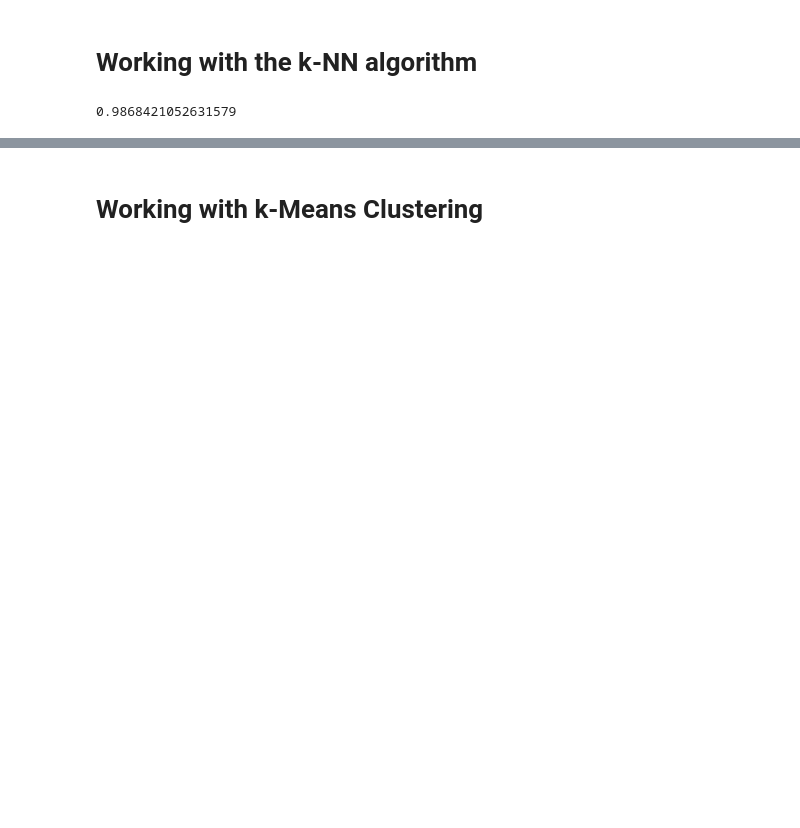
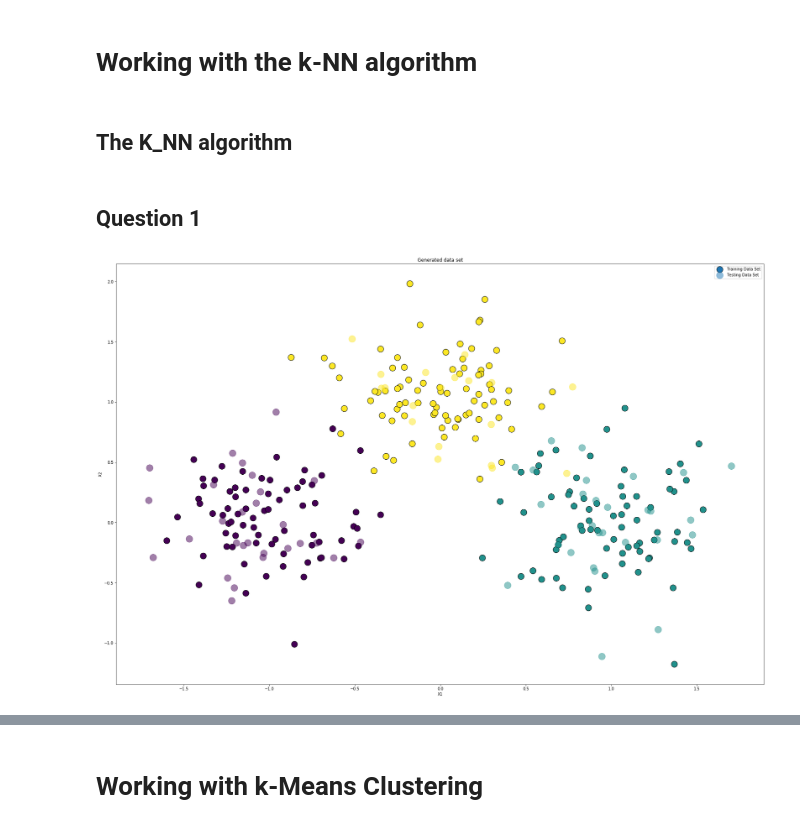
Before and after one commit to Panongbene/masster2IPP, a Jupyter notebook: TP_k_Nearest_Neighbors_Bounhar_Sawadogo_Yeh.ipynb, the cells around one changed output, grey strips where cells are left out. Drawn from its saved outputs; the diff is of its cells as text; code cells hidden in the pictures; blank space fills up the shorter version.

```diff
--- a/TP_k_Nearest_Neighbors_Bounhar_Sawadogo_Yeh.ipynb
+++ b/TP_k_Nearest_Neighbors_Bounhar_Sawadogo_Yeh.ipynb
@@ -127,5 +117,7 @@ np.linalg.norm(A-B)
 # %% [markdown]
 # Working with the k-NN algorithm
+# %% [markdown]
+## The K_NN algorithm
 # %%
 def K_NN_predict(X, Y, x_will_predict, k):
     """This function """
@@ -155,4 +147,43 @@ def K_NN_predict(X, Y, x_will_predict, k):
     get_the_label =  sorted(get_the_label.items(), key=lambda t: t[1])[0:k]
 
     return label_list[len(get_the_label)-1]
+# %% [markdown]
+## Question 1
+# %%
+#size per label
+N = 100
+
+# Gaussian mean for distribution label 0
+mu_label_0 = np.array([-1,0])
+
+# Gaussian mean for distribution label 1
+mu_label_1 = np.array([1,0])
+
+# Gaussian mean for distribution label 2
+mu_label_2 = np.array([0,1])
+
+# standar deviation for Gaussian Distribution
+sigma_ = 0.10
+matrix_cov =sigma_* np.array([[1, 0],[0, 1]])
+
+#different k_value
+K_value = [1, 2, 5, 10]
+
+# Generation of the data
+X,Y = generate_data(N, mu_label_0, mu_label_1, mu_label_2, matrix_cov)
+
+# split data
+X_train, X_test, Y_train, Y_test = split_data(X, Y, 0.75)
+# %%
+# show the dataset graph
+plt.figure(figsize=(30,20))
+plt.scatter(X_train[:,0], X_train[:,1], s=250, c=Y_train, alpha=1, edgecolors='black', label='Training Data Set')
+plt.scatter(X_test[:,0], X_test[:,1], s=300, c=Y_test, alpha=0.5, label='Testing Data Set')
+plt.title("Generated data set")
+plt.xlabel('X1')
+plt.ylabel('X2')
+plt.legend()
+plt.show()
+# %% [output]
+[figure, added]
 # %%
@@ -163,4 +201,0 @@ for i in X_test:
-# %%
-accuracy_score(np.array(Y_test),np.array(Y_pred) )
-# %% [output]
-0.9868421052631579
```
Also changed, not shown: parts of 12 cells of this notebook.
